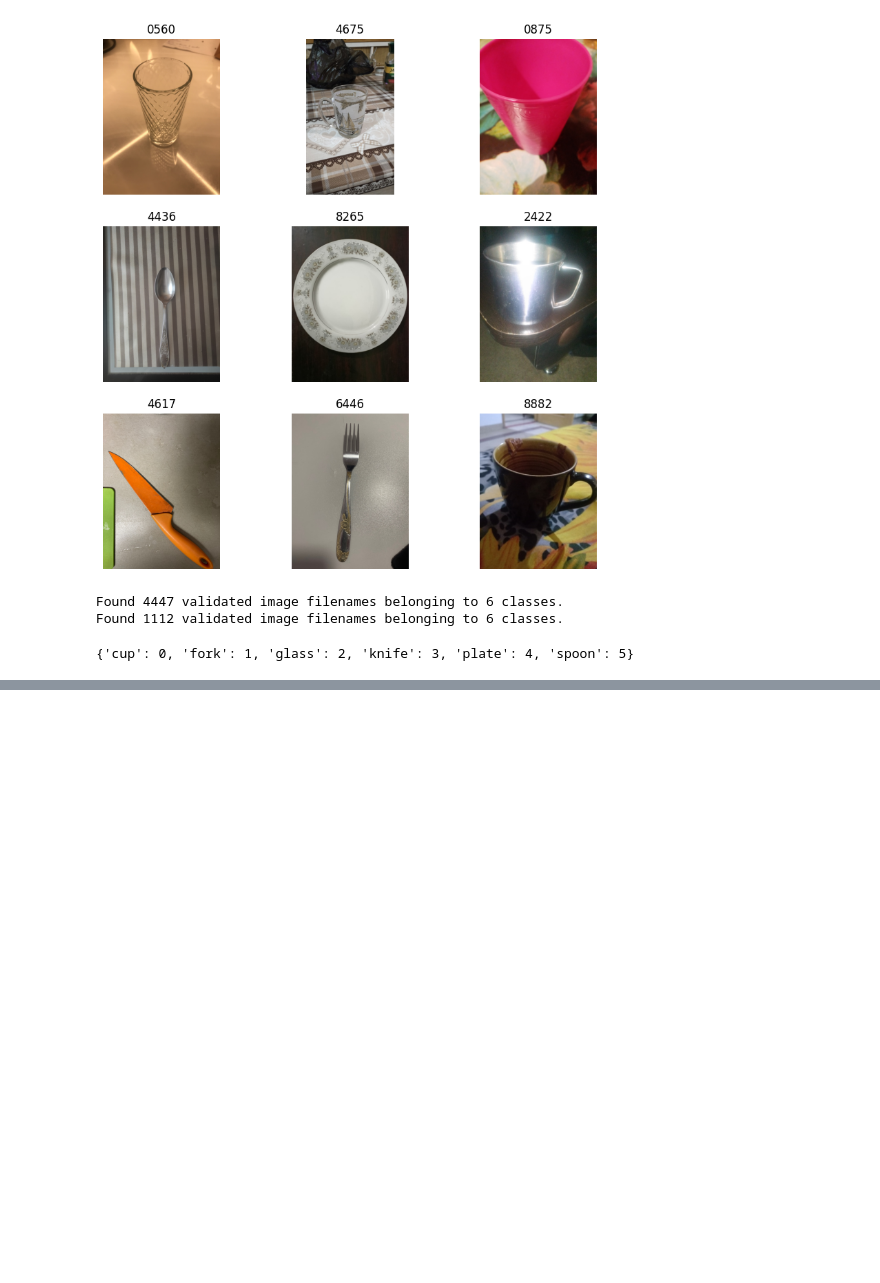
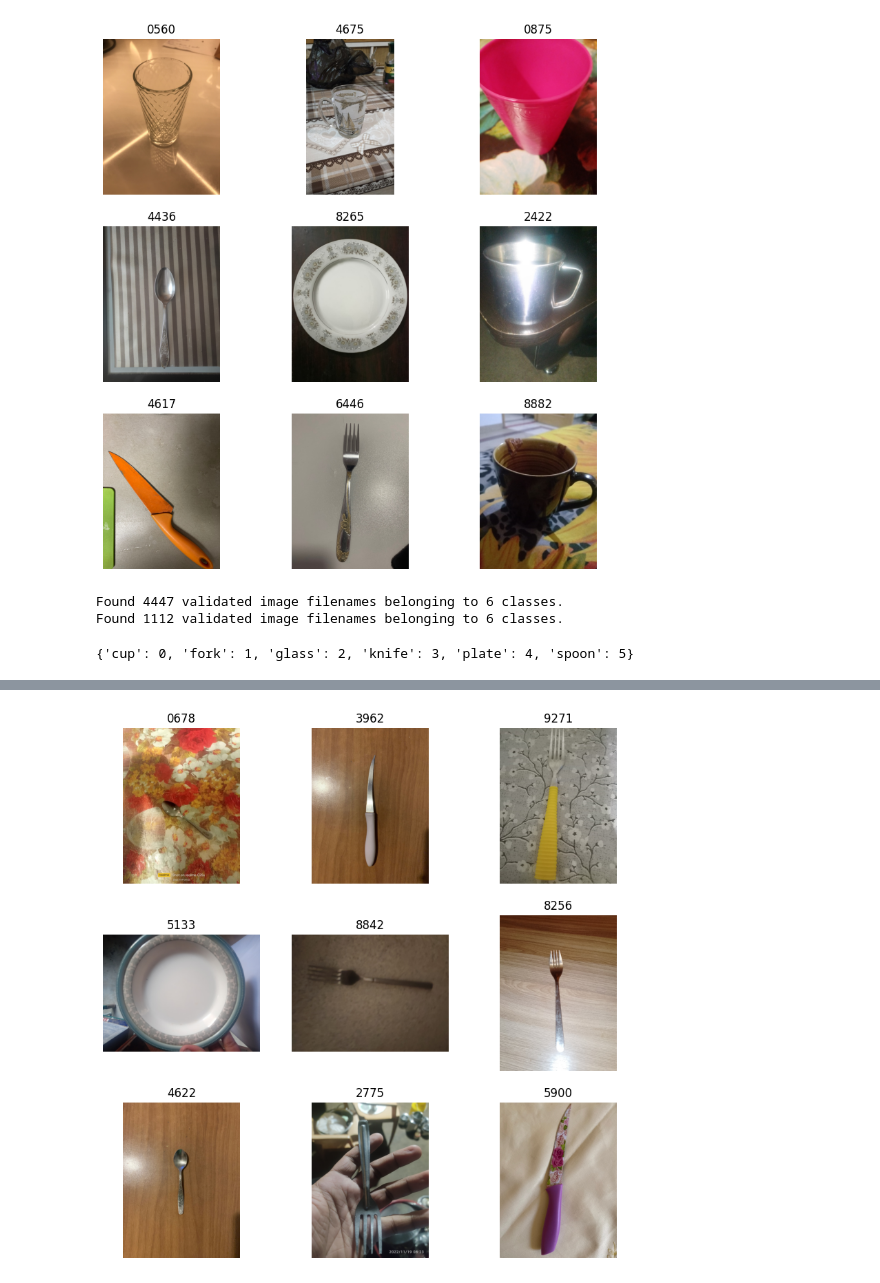
Before and after one commit to eeeds/kitchenware-classification, a Jupyter notebook: notebooks/notebook.ipynb, the cells around one changed output, grey strips where cells are left out. Cells and saved outputs as stored; diff of their text form; code cells hidden in the pictures; blank space fills up the shorter version.

```diff
--- a/notebooks/notebook.ipynb
+++ b/notebooks/notebook.ipynb
@@ -426,0 +320,5 @@ Epoch 10/10
+# %%
+df_test = pd.read_csv('../data/test.csv', dtype = {'Id':str})
+df_test['filename'] = '../data/images/' + df_test['Id'] + '.jpg'
+
+df_test.head()
@@ -426,0 +332,10 @@ Epoch 10/10
+# %%
+plt.figure(figsize=(10, 10))
+for i in range(9):
+    plt.subplot(3, 3, i + 1)
+    img = mpimg.imread(df_test['filename'][i])
+    plt.imshow(img)
+    plt.title(df_test['Id'][i])
+    plt.axis('off')
+# %% [output]
+[figure, added]
```
Also changed, not shown: parts of 44 cells of this notebook, 1 other file.
